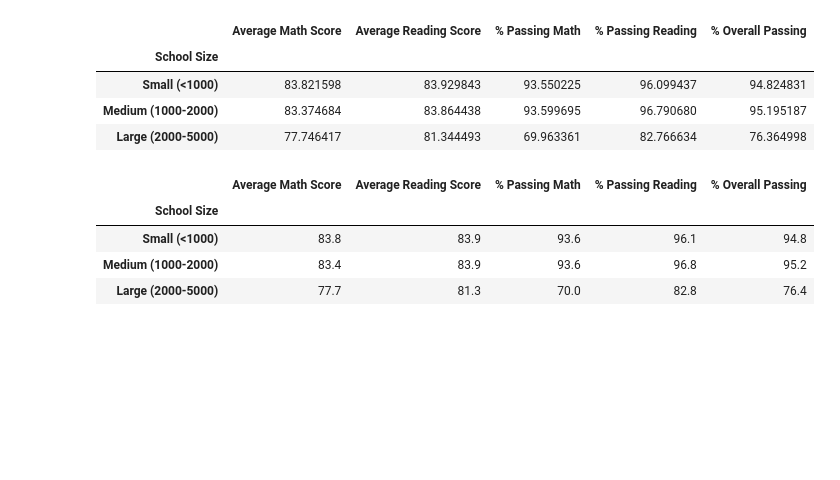
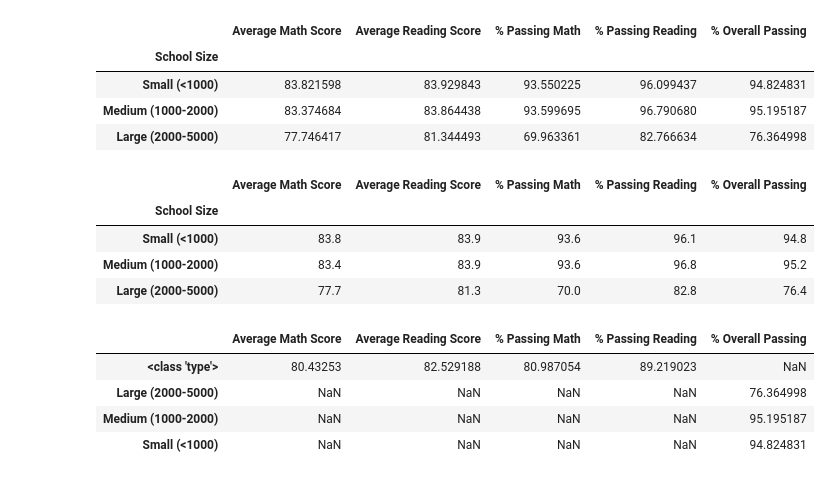
Before and after one commit to prentiss04/School_District_Analysis_ppd, a Jupyter notebook: PyCitySchools.ipynb, the cells around one changed output. Drawn from its saved outputs; the diff is of its cells as text; code cells hidden in the pictures; blank space fills up the shorter version.

Commit message:
scores by school type

```diff
--- a/PyCitySchools.ipynb
+++ b/PyCitySchools.ipynb
@@ -1157,3 +1157,30 @@ size_summary_df
 | Small (<1000) | 83.8 | 83.9 | 93.6 | 96.1 | 94.8 |
 | Medium (1000-2000) | 83.4 | 83.9 | 93.6 | 96.8 | 95.2 |
 | Large (2000-5000) | 77.7 | 81.3 | 70.0 | 82.8 | 76.4 |
+# %%
+# Calculate averages for the desired columns
+type_math_scores = per_school_summary_df.groupby(["School Type"]).mean()["Average Math Score"]
+
+type_reading_scores = per_school_summary_df.groupby(["School Type"]).mean()["Average Reading Score"]
+
+type_passing_math = per_school_summary_df.groupby(["School Type"]).mean()["% Passing Math"]
+
+type_passing_reading = per_school_summary_df.groupby(["School Type"]).mean()["% Passing Reading"]
+
+type_overall_passing = (size_passing_math + size_passing_reading) / 2
+# %%
+# Assemble into DataFrame
+type_summary_df = pd.DataFrame({
+    "Average Math Score": type_math_scores,
+    "Average Reading Score": type_reading_scores,
+    "% Passing Math": type_passing_math,
+    "% Passing Reading": type_passing_reading,
+    "% Overall Passing": type_overall_passing})
+
+type_summary_df
+# %% [output]
+|  | Average Math Score | Average Reading Score | % Passing Math | % Passing Reading | % Overall Passing |
+| <class 'type'> | 80.43253 | 82.529188 | 80.987054 | 89.219023 | NaN |
+| Large (2000-5000) | NaN | NaN | NaN | NaN | 76.364998 |
+| Medium (1000-2000) | NaN | NaN | NaN | NaN | 95.195187 |
+| Small (<1000) | NaN | NaN | NaN | NaN | 94.824831 |
```
Also changed, not shown: parts of 5 cells of this notebook.
